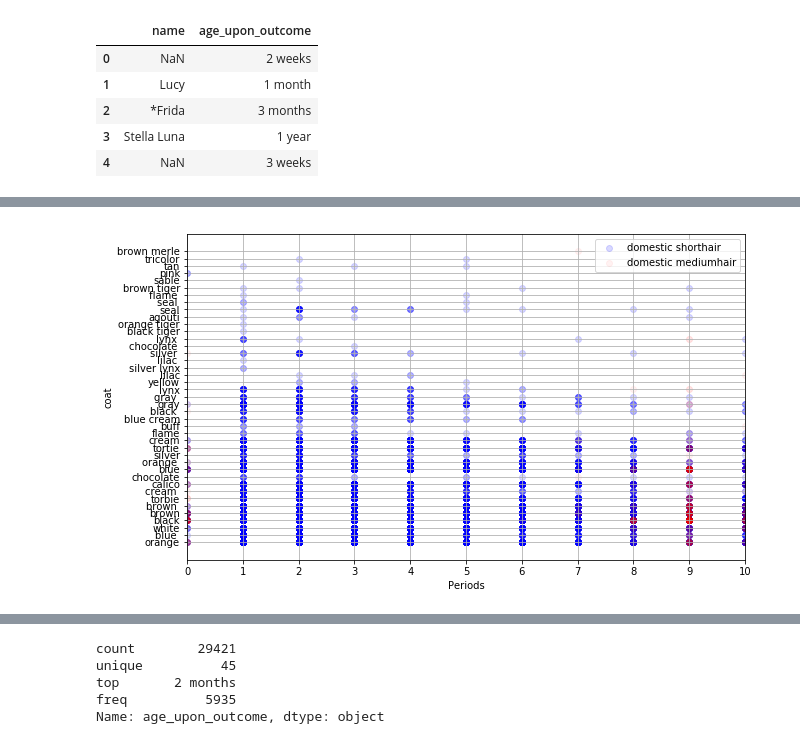
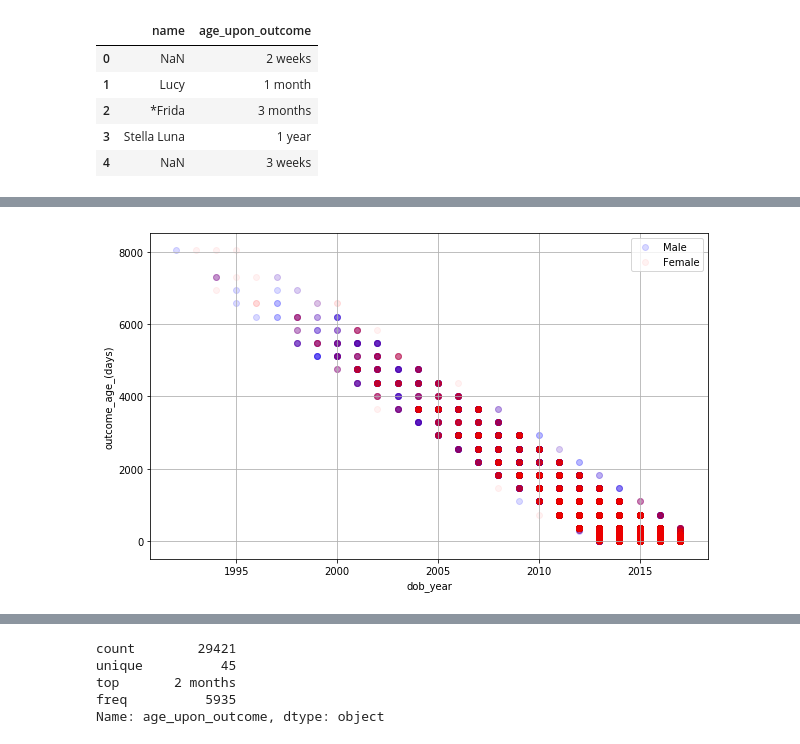
Before and after one commit to KulyginaJulia/Machine_Learning, a Jupyter notebook: Lab1.ipynb, the cells around one changed output, grey strips where cells are left out. Cells and saved outputs as stored; diff of their text form; code cells hidden in the pictures.

```diff
--- a/Lab1.ipynb
+++ b/Lab1.ipynb
@@ -290,23 +208,21 @@ data.head()
 # %%
 plt.figure(figsize = (10, 6))
 
-plt.scatter(data[data['breed'] == 'domestic shorthair']['Periods'],
-            data[data['breed'] == 'domestic shorthair']['coat'],
+plt.scatter(data[data['sex'] == 'Male']['dob_year'],
+            data[data['sex'] == 'Male']['outcome_age_(days)'],
             alpha = 0.15,
-            label = 'domestic shorthair',
+            label = 'Male',
             color = 'b')
 
-plt.scatter(data[data['breed'] == 'domestic mediumhair']['outcome_hour'],
-            data[data['breed'] == 'domestic mediumhair']['coat'],
+plt.scatter(data[data['sex'] == 'Female']['dob_year'],
+            data[data['sex'] == 'Female']['outcome_age_(days)'],
             alpha = 0.05,
-            label = 'domestic mediumhair',
+            label = 'Female',
             color = 'r')
 
-plt.xlabel('Periods')
-plt.xticks(range(11))
-plt.xlim(0, 10)
-plt.ylabel('coat')
+plt.xlabel('dob_year')
+plt.ylabel('outcome_age_(days)')
 plt.legend()
 plt.grid()
 # %% [output]
-[figure, old version]
+[figure, new version]
```
Also changed, not shown: parts of 80 cells of this notebook.
